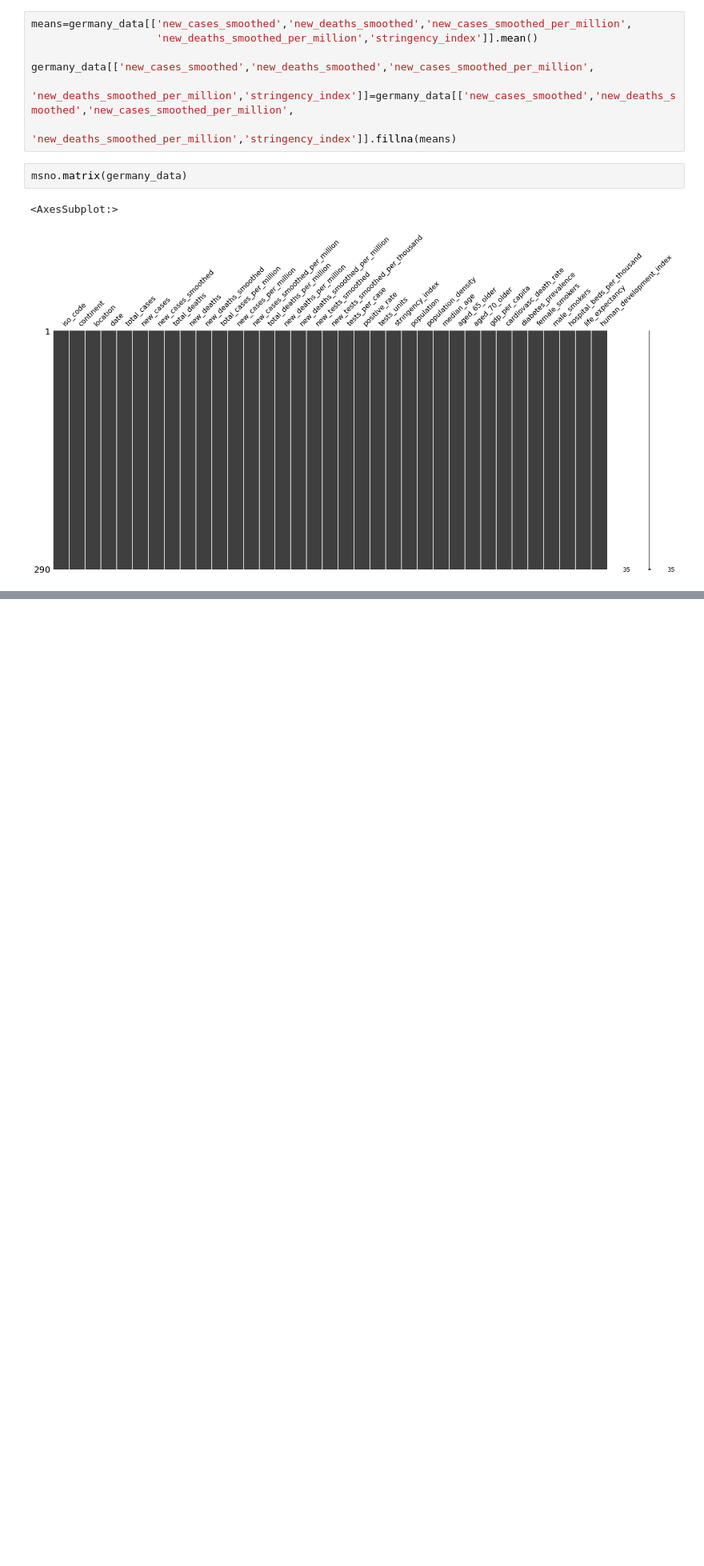
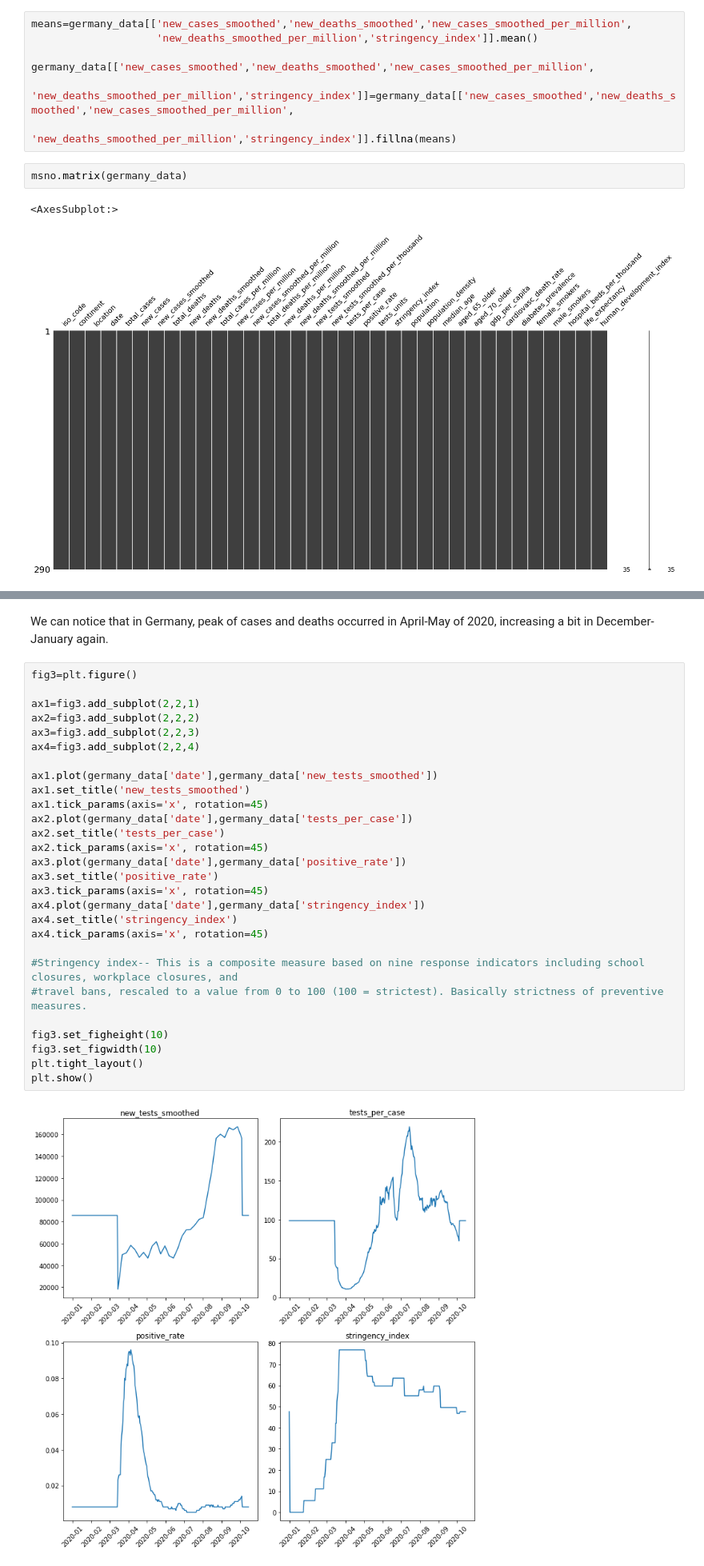
Before and after one commit to Sambhavi-G/covid_thinkit, a Jupyter notebook: Covid_data.ipynb, the cells around one changed output, grey strips where cells are left out. Shown at 80% size. Cells and saved outputs as stored; diff of their text form; blank space fills up the shorter version.

```diff
--- a/Covid_data.ipynb
+++ b/Covid_data.ipynb
@@ -210,0 +245,32 @@ All NaN values have been removed.
+# %% [markdown]
+We can notice that in Germany, peak of cases and deaths occurred in April-May of 2020, increasing a bit in December-January again.
+# %%
+fig3=plt.figure()
+
+ax1=fig3.add_subplot(2,2,1)
+ax2=fig3.add_subplot(2,2,2)
+ax3=fig3.add_subplot(2,2,3)
+ax4=fig3.add_subplot(2,2,4)
+
+ax1.plot(germany_data['date'],germany_data['new_tests_smoothed'])
+ax1.set_title('new_tests_smoothed')
+ax1.tick_params(axis='x', rotation=45)
+ax2.plot(germany_data['date'],germany_data['tests_per_case'])
+ax2.set_title('tests_per_case')
+ax2.tick_params(axis='x', rotation=45)
+ax3.plot(germany_data['date'],germany_data['positive_rate'])
+ax3.set_title('positive_rate')
+ax3.tick_params(axis='x', rotation=45)
+ax4.plot(germany_data['date'],germany_data['stringency_index'])
+ax4.set_title('stringency_index')
+ax4.tick_params(axis='x', rotation=45)
+
+#Stringency index-- This is a composite measure based on nine response indicators including school closures, workplace closures, and
+#travel bans, rescaled to a value from 0 to 100 (100 = strictest). Basically strictness of preventive measures.
+
+fig3.set_figheight(10)
+fig3.set_figwidth(10)
+plt.tight_layout()
+plt.show()
+# %% [output]
+[figure, added]
```
Also changed, not shown: parts of 10 cells of this notebook.
